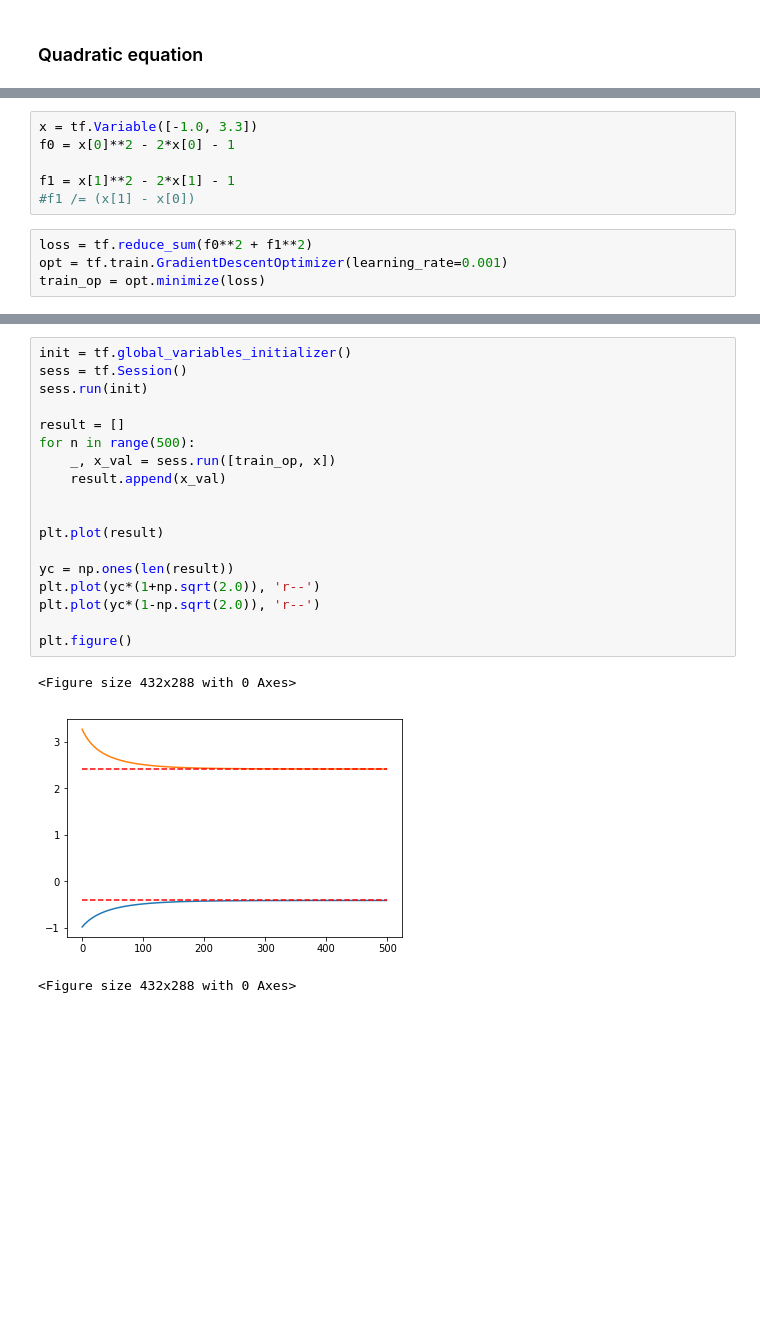
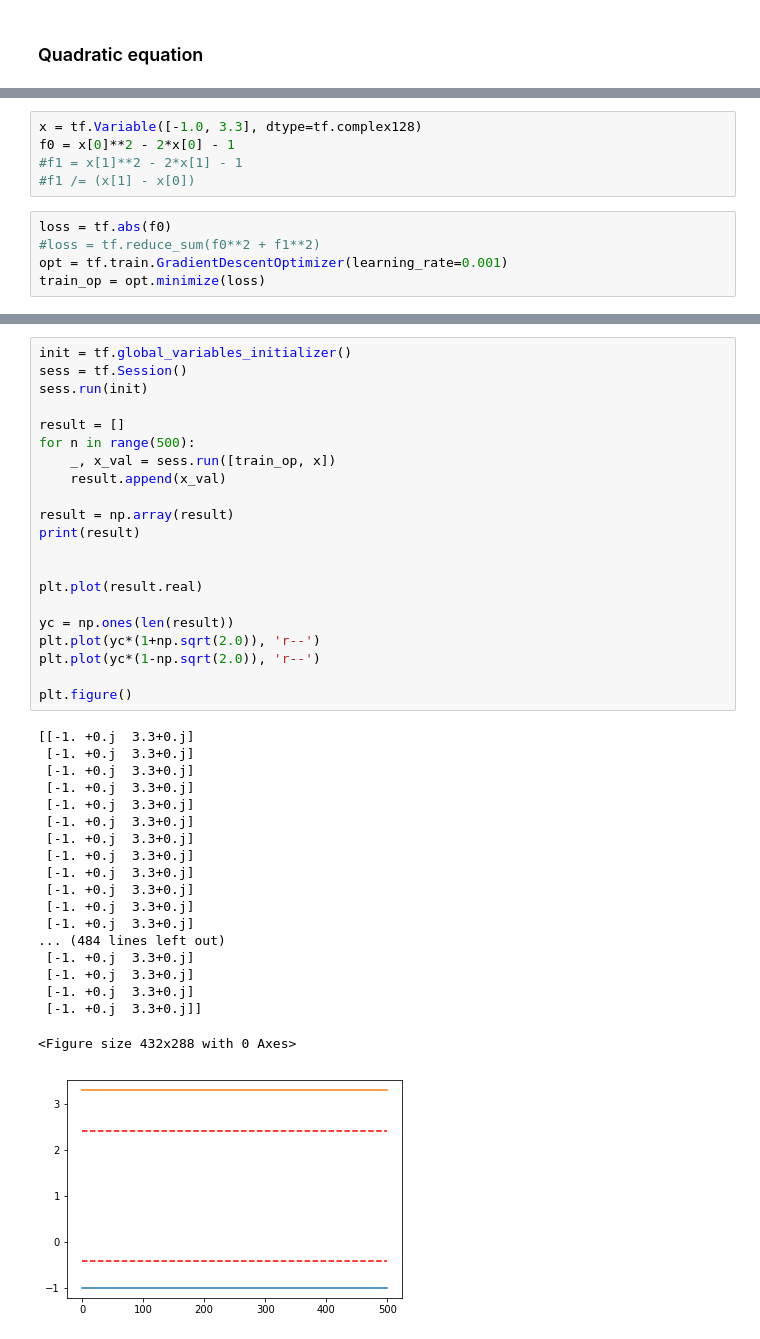
Before and after one commit to thoppe/DeepOptimizerViz, a Jupyter notebook: Root_Finding.ipynb, the cells around one changed output, grey strips where cells are left out. Drawn from its saved outputs; the diff is of its cells as text; blank space fills up the shorter version.

Commit message:
Add proper complex example

```diff
--- a/Root_Finding.ipynb
+++ b/Root_Finding.ipynb
@@ -36,10 +39,10 @@ plt.figure()
 # %%
-x = tf.Variable([-1.0, 3.3])
+x = tf.Variable([-1.0, 3.3], dtype=tf.complex128)
 f0 = x[0]**2 - 2*x[0] - 1
-
-f1 = x[1]**2 - 2*x[1] - 1
+#f1 = x[1]**2 - 2*x[1] - 1
 #f1 /= (x[1] - x[0])
 # %%
-loss = tf.reduce_sum(f0**2 + f1**2)
+loss = tf.abs(f0)
+#loss = tf.reduce_sum(f0**2 + f1**2)
 opt = tf.train.GradientDescentOptimizer(learning_rate=0.001)
 train_op = opt.minimize(loss)
@@ -46,22 +51,41 @@ train_op = opt.minimize(loss)
 # %%
 init = tf.global_variables_initializer()
 sess = tf.Session()
 sess.run(init)
 
 result = []
 for n in range(500):
     _, x_val = sess.run([train_op, x])
     result.append(x_val)
 
+result = np.array(result)
+print(result)
 
-plt.plot(result)
+
+plt.plot(result.real)
 
 yc = np.ones(len(result))
 plt.plot(yc*(1+np.sqrt(2.0)), 'r--')
 plt.plot(yc*(1-np.sqrt(2.0)), 'r--')
 
 plt.figure()
 # %% [output]
-<Figure size 432x288 with 0 Axes>
+[[-1. +0.j  3.3+0.j]
+ [-1. +0.j  3.3+0.j]
+ [-1. +0.j  3.3+0.j]
+ [-1. +0.j  3.3+0.j]
+ [-1. +0.j  3.3+0.j]
+ [-1. +0.j  3.3+0.j]
+ [-1. +0.j  3.3+0.j]
+ [-1. +0.j  3.3+0.j]
+ [-1. +0.j  3.3+0.j]
+ [-1. +0.j  3.3+0.j]
+ [-1. +0.j  3.3+0.j]
+ [-1. +0.j  3.3+0.j]
+... (484 lines left out)
+ [-1. +0.j  3.3+0.j]
+ [-1. +0.j  3.3+0.j]
+ [-1. +0.j  3.3+0.j]
+ [-1. +0.j  3.3+0.j]]
+<Figure size 432x288 with 0 Axes>
-[figure, old version]
+[figure, new version]
-<Figure size 432x288 with 0 Axes>
```
Also changed, not shown: parts of 3 cells of this notebook, 6 other files.
